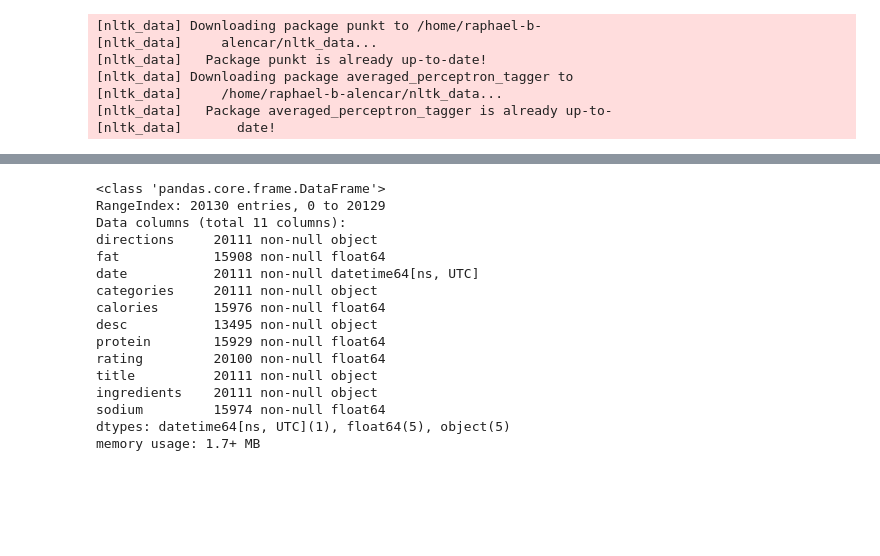
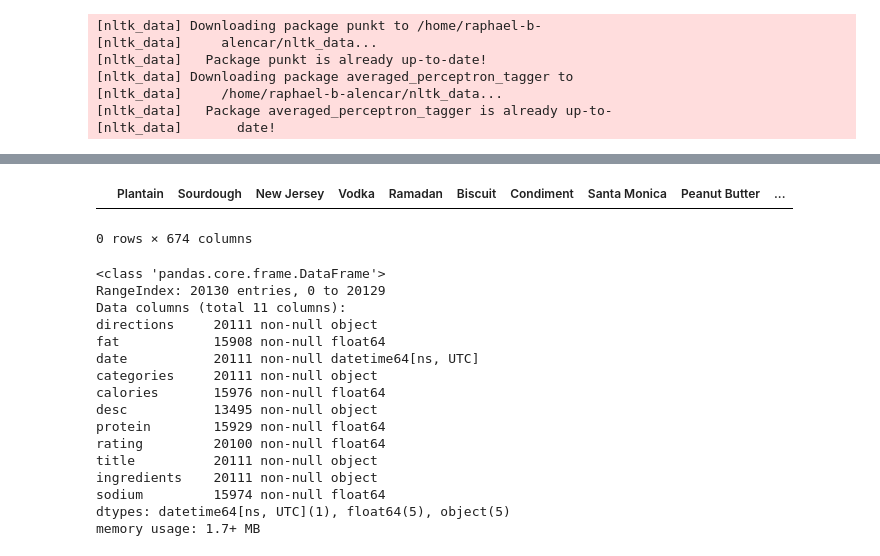
Before and after one commit to raphalencar/epicurious_data_analysis, a Jupyter notebook: Epicurious Data Analysis.ipynb, the cells around one changed output, grey strips where cells are left out. Saved outputs shown, nothing was run; the diff lists cells and outputs as text; code cells hidden in the pictures; blank space fills up the shorter version.

Commit message:
change data iterrows by loc

```diff
--- a/Epicurious Data Analysis.ipynb
+++ b/Epicurious Data Analysis.ipynb
@@ -63,46 +63,47 @@ def median_outlier_treatment(col):
 
 def count_sublist_values(data,sublist):
     series = list()
-    for d,t in data.iterrows():
+    for i in data.index:
         try:
-            for j in t[sublist]:
+            t = data.loc[i, sublist]
+            for j in t:
                 series.append(j)
         except:
             pass
     return pd.Series(series)
 
-
 def sublist_uniques(data,sublist):
     categories = set()
-    for d,t in data.iterrows():
+    for i in data.index:
         try:
-            for j in t[sublist]:
+            t = data.loc[i, sublist]
+            for j in t:
                 categories.add(j)
         except:
             pass
     return list(categories)
 
-def sublists_to_binaries(data,sublist,index_key = None):
+def sublists_to_binaries(data, sublist, index_key = None):
     categories = sublist_uniques(data,sublist)
     frame = pd.DataFrame(columns=categories)
-    for d,i in data.iterrows():
-        if type(i[sublist]) == list or np.array:
+    for i in data.index:
+        if type(data.loc[i, sublist]) == list or np.array:
             try:
                 if index_key != None:
-                    key = i[index_key]
-                    f =np.zeros(len(categories))
-                    for j in i[sublist]:
+                    key = data.loc[i, index_key]
+                    f = np.zeros(len(categories))
+                    for j in data.loc[i, sublist]:
                         f[categories.index(j)] = 1
                     if key in frame.index:
-                        for j in i[sublist]:
+                        for j in data.loc[i, sublist]:
                             frame.loc[key][j]+=1
                     else:
                         frame.loc[key]=f
                 else:
-                    f =np.zeros(len(categories))
-                    for j in i[sublist]:
+                    f = np.zeros(len(categories))
+                    for j in data.loc[i, sublist]:
                         f[categories.index(j)] = 1
-                    frame.loc[d]=f
+                    frame.loc[i]=f
             except:
                 pass
 
@@ -122,3 +147,8 @@ data.head()
+# %%
+sublists_to_binaries(data, 'categories')
+# %% [output]
+|  | Plantain | Sourdough | New Jersey | Vodka | Ramadan | Biscuit | Condiment | Santa Monica | Peanut Butter | ... |
+0 rows × 674 columns
 # %%
 # informações sobre as colunas do dataframe
 data.info()
```
Also changed, not shown: parts of 4 cells of this notebook.
